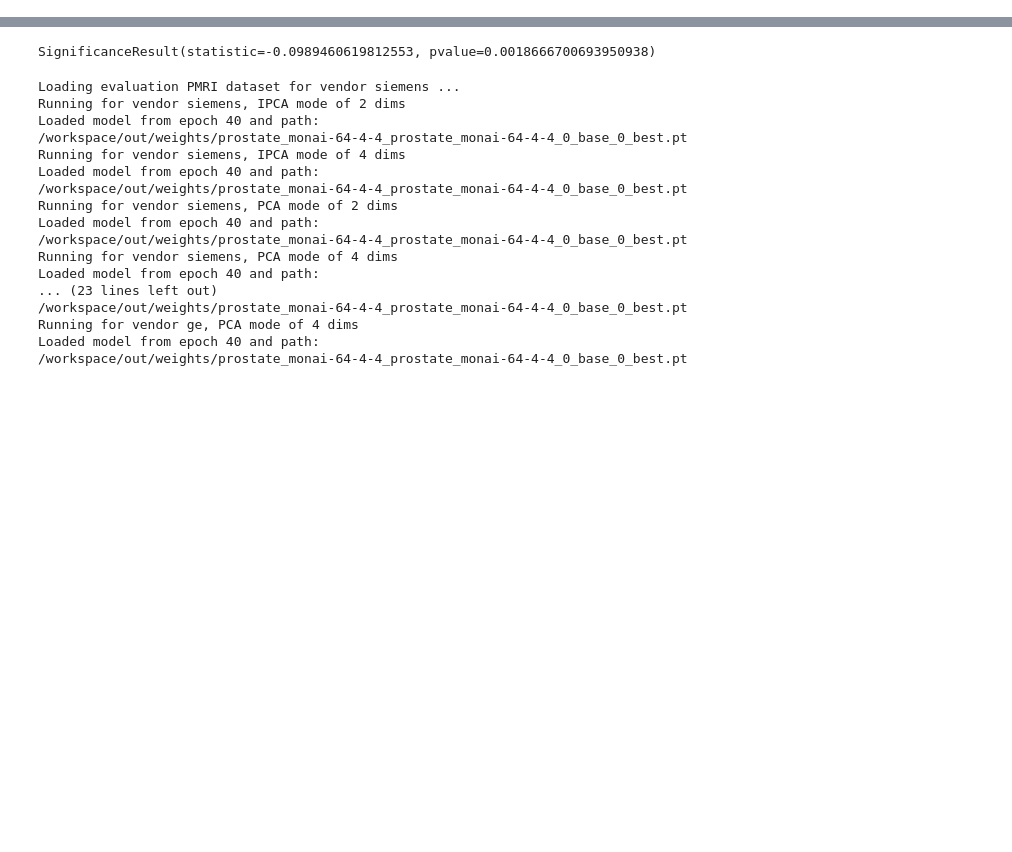
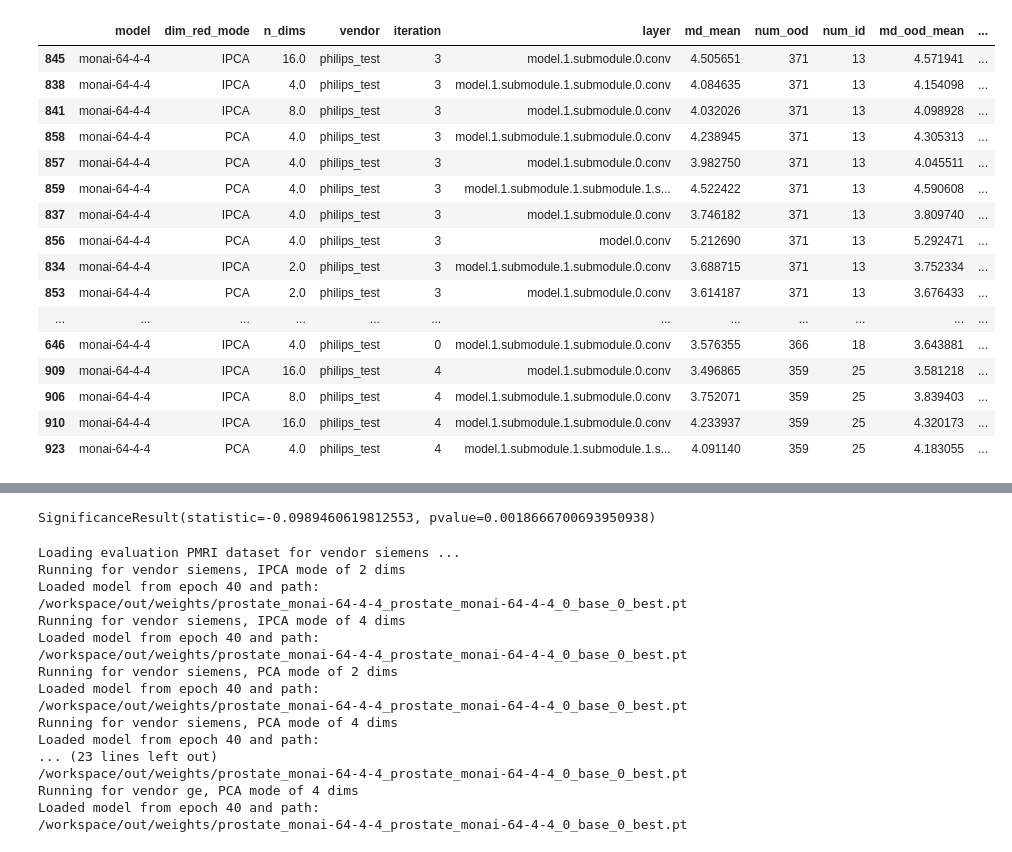
Before and after one commit to sgomezru/DSSQ, a Jupyter notebook: notebooks/explore.ipynb, the cells around one changed output, grey strips where cells are left out. Saved outputs shown, nothing was run; the diff lists cells and outputs as text; code cells hidden in the pictures; blank space fills up the shorter version.

```diff
--- a/notebooks/explore.ipynb
+++ b/notebooks/explore.ipynb
@@ -212,0 +738,23 @@ Loaded model from epoch 40 and path:
+# %%
+example_vendor = 'philips'
+filtered_df = df[df['vendor'] == f'{example_vendor}_test']
+sorted_df = filtered_df.sort_values(by='auroc', ascending=False)
+sorted_df.head(50)
+# %% [output]
+|  | model | dim_red_mode | n_dims | vendor | iteration | layer | md_mean | num_ood | num_id | md_ood_mean | ... |
+| 845 | monai-64-4-4 | IPCA | 16.0 | philips_test | 3 | model.1.submodule.0.conv | 4.505651 | 371 | 13 | 4.571941 | ... |
+| 838 | monai-64-4-4 | IPCA | 4.0 | philips_test | 3 | model.1.submodule.1.submodule.0.conv | 4.084635 | 371 | 13 | 4.154098 | ... |
+| 841 | monai-64-4-4 | IPCA | 8.0 | philips_test | 3 | model.1.submodule.0.conv | 4.032026 | 371 | 13 | 4.098928 | ... |
+| 858 | monai-64-4-4 | PCA | 4.0 | philips_test | 3 | model.1.submodule.1.submodule.0.conv | 4.238945 | 371 | 13 | 4.305313 | ... |
+| 857 | monai-64-4-4 | PCA | 4.0 | philips_test | 3 | model.1.submodule.0.conv | 3.982750 | 371 | 13 | 4.045511 | ... |
+| 859 | monai-64-4-4 | PCA | 4.0 | philips_test | 3 | model.1.submodule.1.submodule.1.s... | 4.522422 | 371 | 13 | 4.590608 | ... |
+| 837 | monai-64-4-4 | IPCA | 4.0 | philips_test | 3 | model.1.submodule.0.conv | 3.746182 | 371 | 13 | 3.809740 | ... |
+| 856 | monai-64-4-4 | PCA | 4.0 | philips_test | 3 | model.0.conv | 5.212690 | 371 | 13 | 5.292471 | ... |
+| 834 | monai-64-4-4 | IPCA | 2.0 | philips_test | 3 | model.1.submodule.1.submodule.0.conv | 3.688715 | 371 | 13 | 3.752334 | ... |
+| 853 | monai-64-4-4 | PCA | 2.0 | philips_test | 3 | model.1.submodule.0.conv | 3.614187 | 371 | 13 | 3.676433 | ... |
+| ... | ... | ... | ... | ... | ... | ... | ... | ... | ... | ... | ... |
+| 646 | monai-64-4-4 | IPCA | 4.0 | philips_test | 0 | model.1.submodule.1.submodule.0.conv | 3.576355 | 366 | 18 | 3.643881 | ... |
+| 909 | monai-64-4-4 | IPCA | 16.0 | philips_test | 4 | model.1.submodule.0.conv | 3.496865 | 359 | 25 | 3.581218 | ... |
+| 906 | monai-64-4-4 | IPCA | 8.0 | philips_test | 4 | model.1.submodule.1.submodule.0.conv | 3.752071 | 359 | 25 | 3.839403 | ... |
+| 910 | monai-64-4-4 | IPCA | 16.0 | philips_test | 4 | model.1.submodule.1.submodule.0.conv | 4.233937 | 359 | 25 | 4.320173 | ... |
+| 923 | monai-64-4-4 | PCA | 4.0 | philips_test | 4 | model.1.submodule.1.submodule.1.s... | 4.091140 | 359 | 25 | 4.183055 | ... |
```
Also changed, not shown: parts of 10 cells of this notebook, 5 other files.
